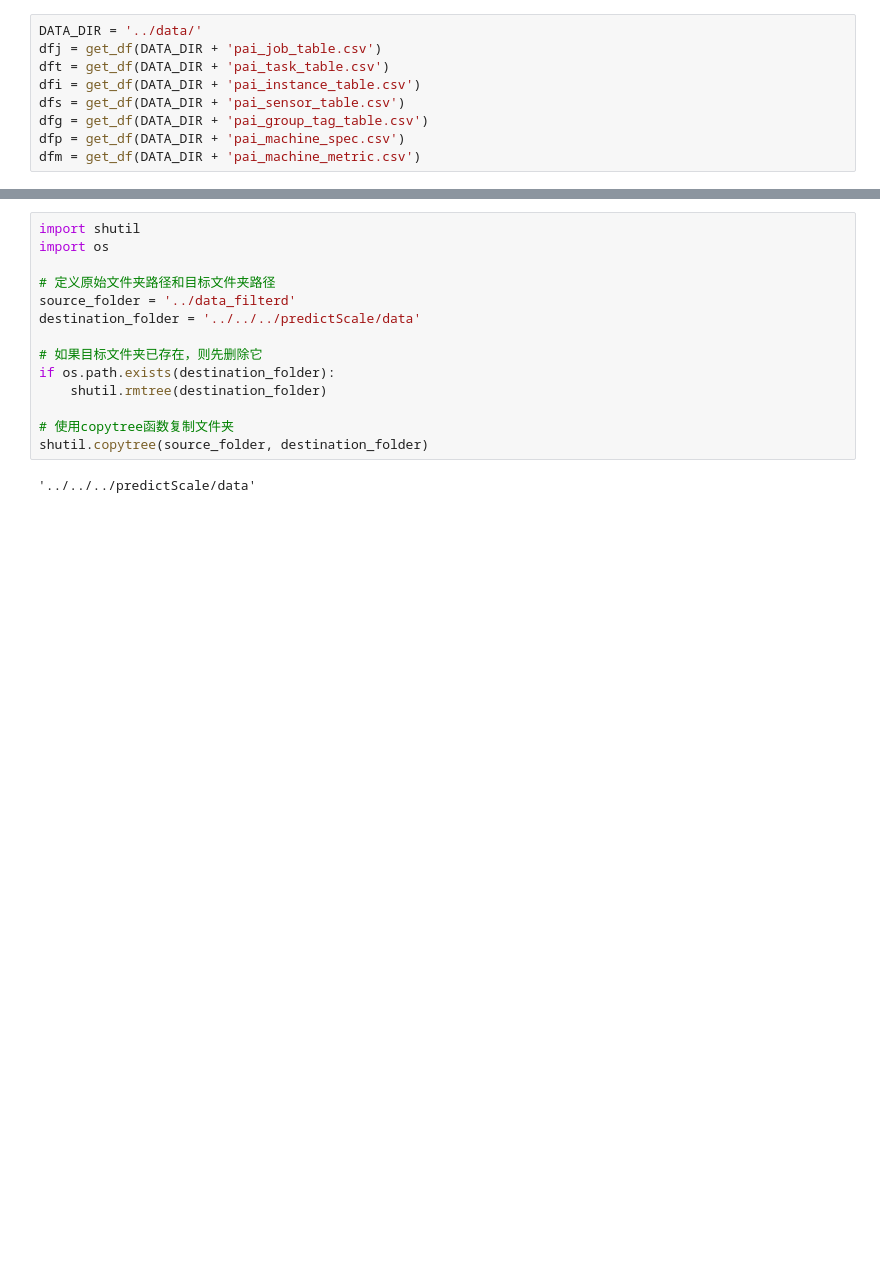
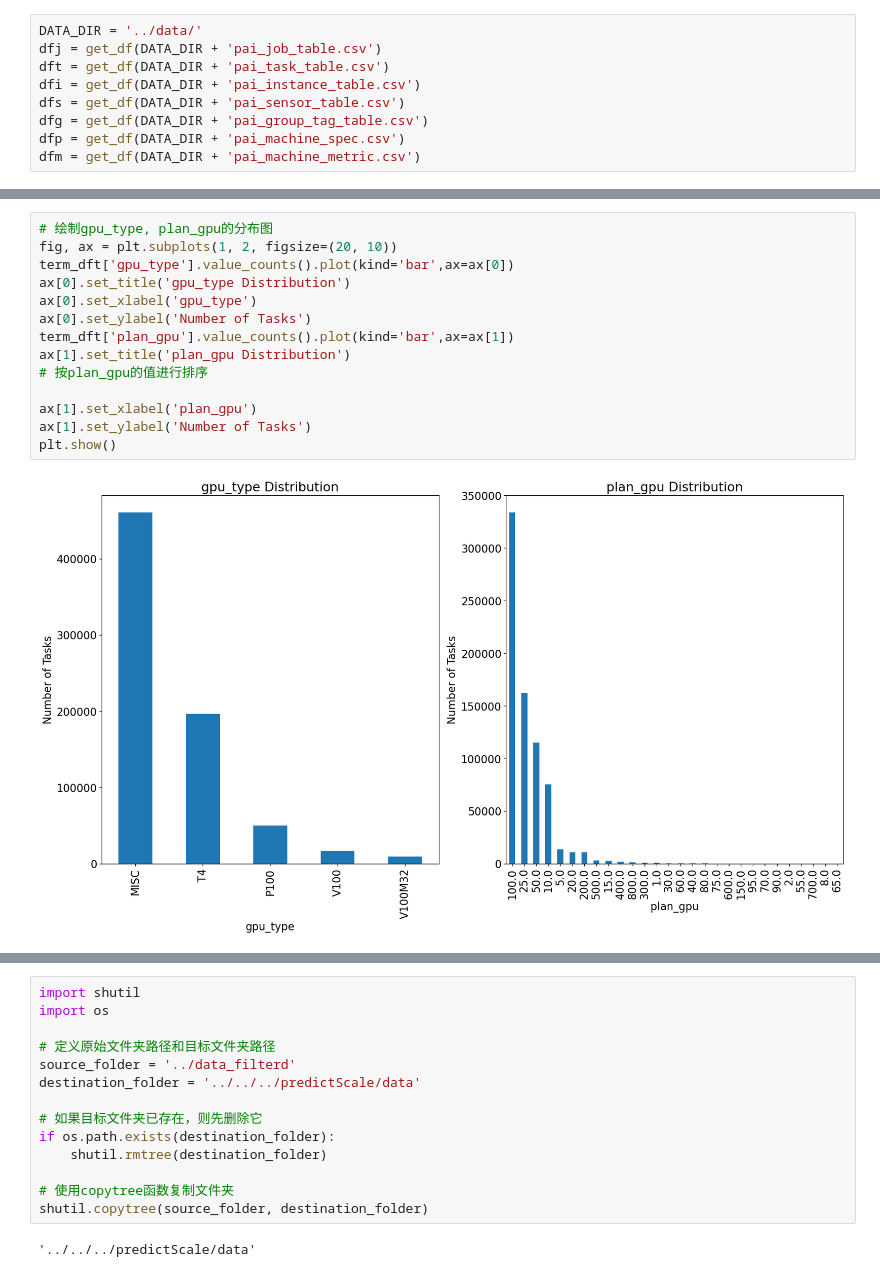
Before and after one commit to geniezi/clusterdata, a Jupyter notebook: cluster-trace-gpu-v2020/analysis/analysis_gzy.ipynb, the cells around one changed output, grey strips where cells are left out. Drawn from its saved outputs; the diff is of its cells as text; blank space fills up the shorter version.

```diff
--- a/cluster-trace-gpu-v2020/analysis/analysis_gzy.ipynb
+++ b/cluster-trace-gpu-v2020/analysis/analysis_gzy.ipynb
@@ -79,0 +68,16 @@ Name: count, dtype: int64
+# %%
+# 绘制gpu_type, plan_gpu的分布图
+fig, ax = plt.subplots(1, 2, figsize=(20, 10))
+term_dft['gpu_type'].value_counts().plot(kind='bar',ax=ax[0])
+ax[0].set_title('gpu_type Distribution')
+ax[0].set_xlabel('gpu_type')
+ax[0].set_ylabel('Number of Tasks')
+term_dft['plan_gpu'].value_counts().plot(kind='bar',ax=ax[1])
+ax[1].set_title('plan_gpu Distribution')
+# 按plan_gpu的值进行排序
+
+ax[1].set_xlabel('plan_gpu')
+ax[1].set_ylabel('Number of Tasks')
+plt.show()
+# %% [output]
+[figure, added]
```
Also changed, not shown: parts of 8 cells of this notebook.
